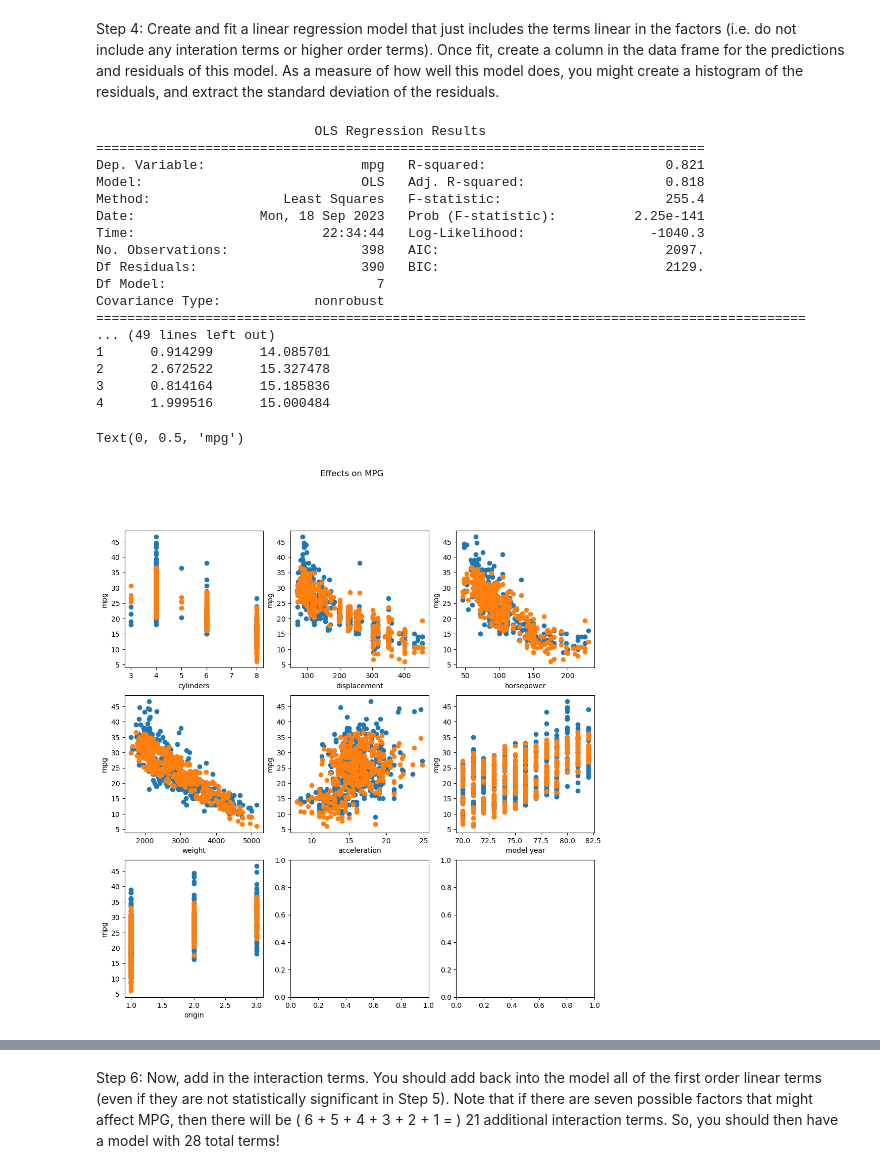
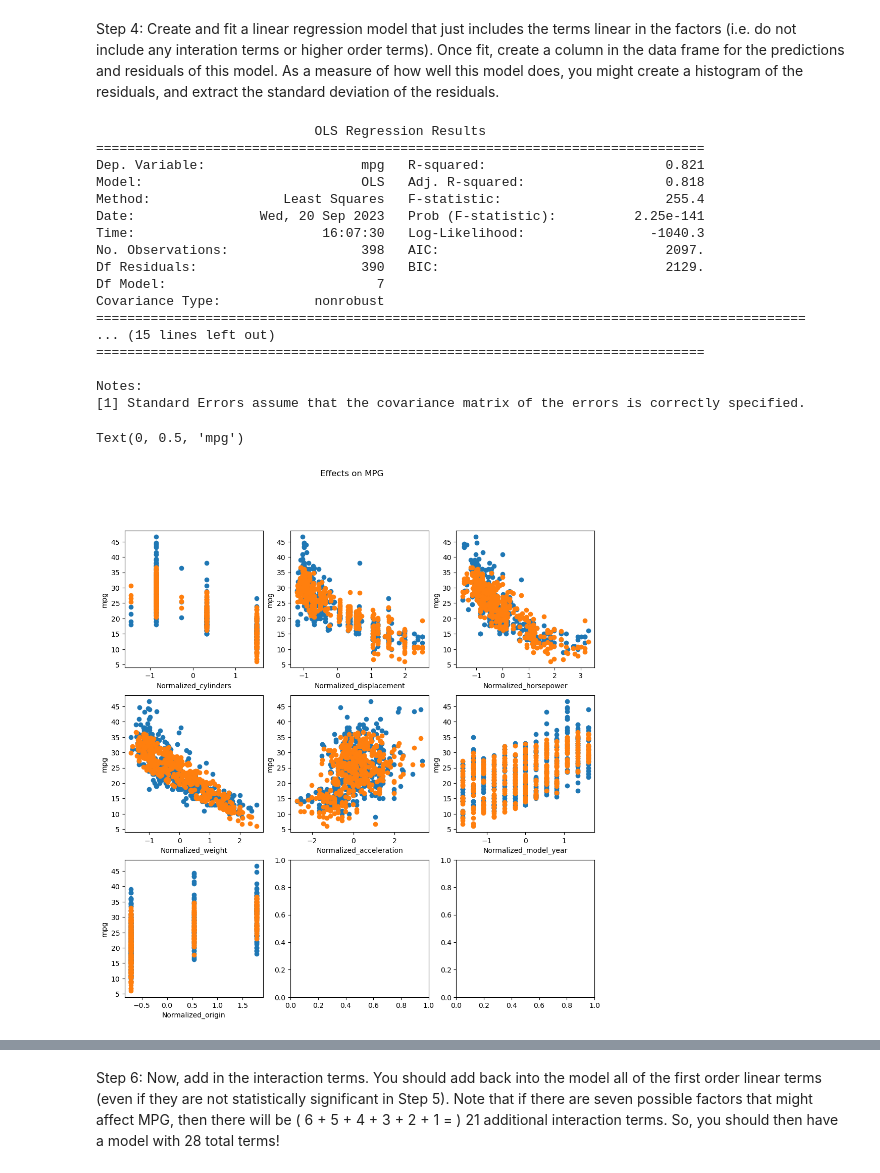
Before and after one commit to alawton42/phys541AudreyLawton, a Jupyter notebook: Assignment 2/Full_Linear_Regression_Analysis.ipynb, the cells around one changed output, grey strips where cells are left out. Cells and saved outputs as stored; diff of their text form; code cells hidden in the pictures.

```diff
--- a/Assignment 2/Full_Linear_Regression_Analysis.ipynb
+++ b/Assignment 2/Full_Linear_Regression_Analysis.ipynb
@@ -128,64 +128,64 @@ mpg_pred = model.predict()
 
 data['mpg_Predicted'] = mpg_pred
 data['mpg_Residual'] = data['mpg'] - mpg_pred
-print(data.head())
+# print(data.head())
 
 fig, ax = plt.subplots(3, 3, figsize=(12,12))
 fig.suptitle("Effects on MPG")
-ax[0][0].plot(data['cylinders'], data['mpg'], 'o', label = "Data")
-ax[0][0].plot(data['cylinders'], data['mpg_Predicted'], 'o', label = "Predicted_Data")
-ax[0][0].set_xlabel('cylinders')
+ax[0][0].plot(data['Normalized_cylinders'], data['mpg'], 'o', label = "Data")
+ax[0][0].plot(data['Normalized_cylinders'], data['mpg_Predicted'], 'o', label = "Predicted_Data")
+ax[0][0].set_xlabel('Normalized_cylinders')
 ax[0][0].set_ylabel('mpg')
 
-ax[0][1].plot(data['displacement'], data['mpg'], 'o', label = "Data")
-ax[0][1].plot(data['displacement'], data['mpg_Predicted'], 'o', label = "Predicted_Data")
-ax[0][1].set_xlabel('displacement')
+ax[0][1].plot(data['Normalized_displacement'], data['mpg'], 'o', label = "Data")
+ax[0][1].plot(data['Normalized_displacement'], data['mpg_Predicted'], 'o', label = "Predicted_Data")
+ax[0][1].set_xlabel('Normalized_displacement')
 ax[0][1].set_ylabel('mpg')
 
-ax[0][2].plot(data['horsepower'], data['mpg'], 'o', label = "Data")
-ax[0][2].plot(data['horsepower'], data['mpg_Predicted'], 'o', label = "Predicted_Data")
-ax[0][2].set_xlabel('horsepower')
+ax[0][2].plot(data['Normalized_horsepower'], data['mpg'], 'o', label = "Data")
+ax[0][2].plot(data['Normalized_horsepower'], data['mpg_Predicted'], 'o', label = "Predicted_Data")
+ax[0][2].set_xlabel('Normalized_horsepower')
 ax[0][2].set_ylabel('mpg')
 
-ax[1][0].plot(data['weight'], data['mpg'], 'o', label = "Data")
-ax[1][0].plot(data['weight'], data['mpg_Predicted'], 'o', label = "Predicted_Data")
-ax[1][0].set_xlabel('weight')
+ax[1][0].plot(data['Normalized_weight'], data['mpg'], 'o', label = "Data")
+ax[1][0].plot(data['Normalized_weight'], data['mpg_Predicted'], 'o', label = "Predicted_Data")
+ax[1][0].set_xlabel('Normalized_weight')
 ax[1][0].set_ylabel('mpg')
 
-ax[1][1].plot(data['acceleration'], data['mpg'], 'o', label = "Data")
-ax[1][1].plot(data['acceleration'], data['mpg_Predicted'], 'o', label = "Predicted_Data")
-ax[1][1].set_xlabel('acceleration')
+ax[1][1].plot(data['Normalized_acceleration'], data['mpg'], 'o', label = "Data")
+ax[1][1].plot(data['Normalized_acceleration'], data['mpg_Predicted'], 'o', label = "Predicted_Data")
+ax[1][1].set_xlabel('Normalized_acceleration')
 ax[1][1].set_ylabel('mpg')
 
-ax[1][2].plot(data['model year'], data['mpg'], 'o', label = "Data")
-ax[1][2].plot(data['model year'], data['mpg_Predicted'], 'o', label = "Predicted_Data")
-ax[1][2].set_xlabel('model year')
+ax[1][2].plot(data['Normalized_model_year'], data['mpg'], 'o', label = "Data")
+ax[1][2].plot(data['Normalized_model_year'], data['mpg_Predicted'], 'o', label = "Predicted_Data")
+ax[1][2].set_xlabel('Normalized_model_year')
 ax[1][2].set_ylabel('mpg')
 
-ax[2][0].plot(data['origin'], data['mpg'], 'o', label = "Data")
-ax[2][0].plot(data['origin'], data['mpg_Predicted'], 'o', label = "Predicted_Data")
-ax[2][0].set_xlabel('origin')
+ax[2][0].plot(data['Normalized_origin'], data['mpg'], 'o', label = "Data")
+ax[2][0].plot(data['Normalized_origin'], data['mpg_Predicted'], 'o', label = "Predicted_Data")
+ax[2][0].set_xlabel('Normalized_origin')
 ax[2][0].set_ylabel('mpg')
 # %% [output]
                             OLS Regression Results
 ==============================================================================
 Dep. Variable:                    mpg   R-squared:                       0.821
 Model:                            OLS   Adj. R-squared:                  0.818
 Method:                 Least Squares   F-statistic:                     255.4
-Date:                Mon, 18 Sep 2023   Prob (F-statistic):          2.25e-141
-Time:                        22:34:44   Log-Likelihood:                -1040.3
+Date:                Wed, 20 Sep 2023   Prob (F-statistic):          2.25e-141
+Time:                        16:07:30   Log-Likelihood:                -1040.3
 No. Observations:                 398   AIC:                             2097.
 Df Residuals:                     390   BIC:                             2129.
 Df Model:                           7
 Covariance Type:            nonrobust
 ===========================================================================================
-... (49 lines left out)
-1      0.914299      14.085701
-2      2.672522      15.327478
-3      0.814164      15.185836
-4      1.999516      15.000484
+... (15 lines left out)
+==============================================================================
+
+Notes:
+[1] Standard Errors assume that the covariance matrix of the errors is correctly specified.
 Text(0, 0.5, 'mpg')
-[figure, old version]
+[figure, new version]
 # %%
 data['mpg_Residual'].hist()
 print(f"Residual Standard Deviation: {data['mpg_Residual'].std()}")
```
Also changed, not shown: parts of 9 cells of this notebook.
